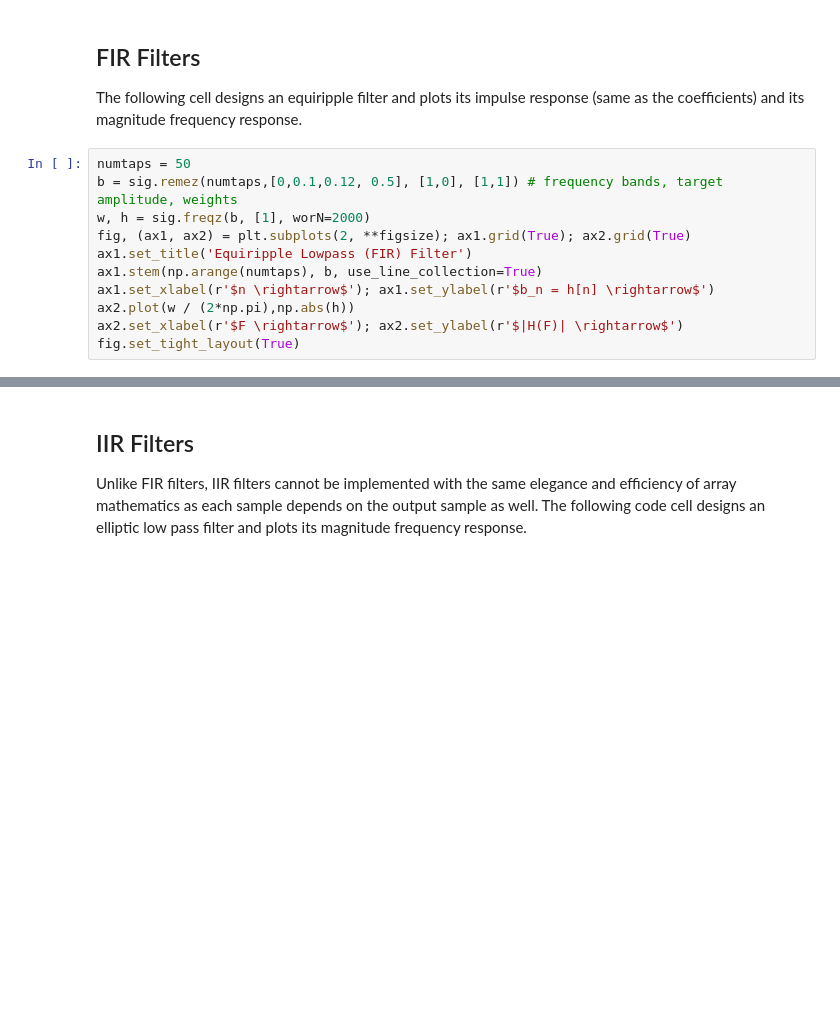
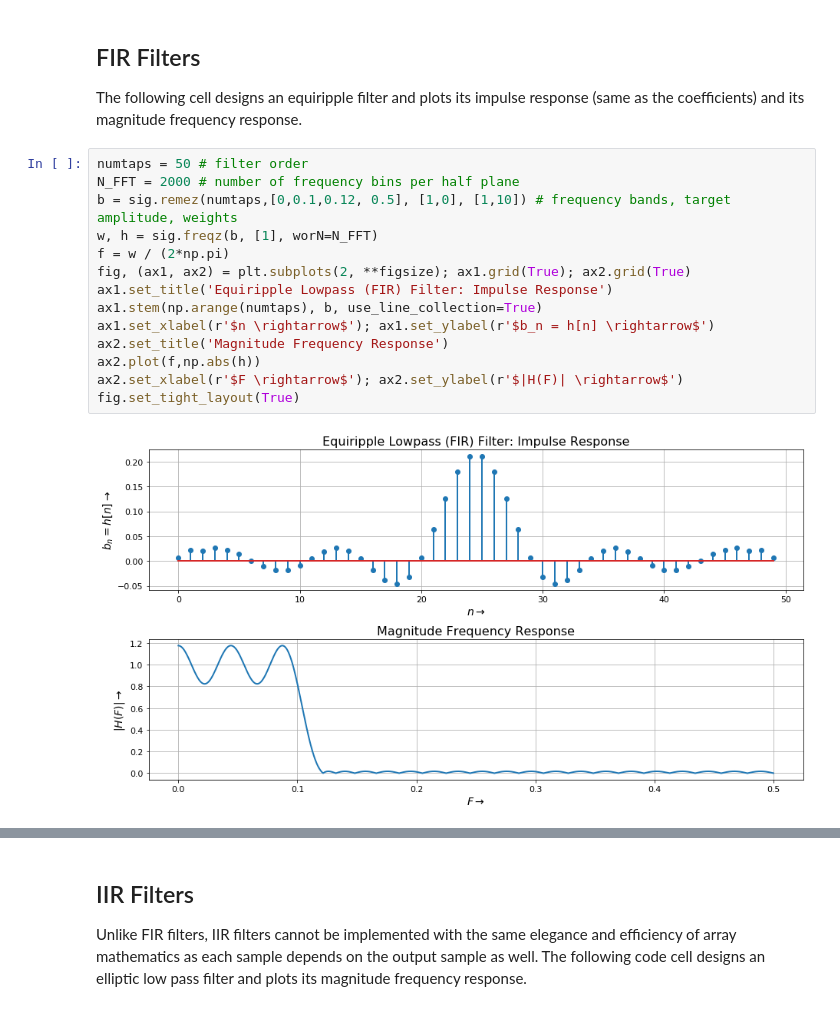
Before and after one commit to chipmuenk/dsp_nmigen, a Jupyter notebook: doc/Requant.ipynb, the cells around one changed output, grey strips where cells are left out. Saved outputs shown, nothing was run; the diff lists cells and outputs as text; blank space fills up the shorter version.

```diff
--- a/doc/Requant.ipynb
+++ b/doc/Requant.ipynb
@@ -163,13 +200,18 @@ Bug ?: Illegal characters in the string to be formatted (e.g. frmt2float("0.0x11
 
 The following cell designs an equiripple filter and plots its impulse response (same as the coefficients) and its magnitude frequency response.
 # %%
-numtaps = 50
-b = sig.remez(numtaps,[0,0.1,0.12, 0.5], [1,0], [1,1]) # frequency bands, target amplitude, weights
-w, h = sig.freqz(b, [1], worN=2000)
+numtaps = 50 # filter order
+N_FFT = 2000 # number of frequency bins per half plane
+b = sig.remez(numtaps,[0,0.1,0.12, 0.5], [1,0], [1,10]) # frequency bands, target amplitude, weights
+w, h = sig.freqz(b, [1], worN=N_FFT)
+f = w / (2*np.pi)
 fig, (ax1, ax2) = plt.subplots(2, **figsize); ax1.grid(True); ax2.grid(True)
-ax1.set_title('Equiripple Lowpass (FIR) Filter')
+ax1.set_title('Equiripple Lowpass (FIR) Filter: Impulse Response')
 ax1.stem(np.arange(numtaps), b, use_line_collection=True)
 ax1.set_xlabel(r'$n \rightarrow$'); ax1.set_ylabel(r'$b_n = h[n] \rightarrow$')
-ax2.plot(w / (2*np.pi),np.abs(h))
+ax2.set_title('Magnitude Frequency Response')
+ax2.plot(f,np.abs(h))
 ax2.set_xlabel(r'$F \rightarrow$'); ax2.set_ylabel(r'$|H(F)| \rightarrow$')
 fig.set_tight_layout(True)
+# %% [output]
+[figure, added]
```
Also changed, not shown: parts of 13 cells of this notebook.
